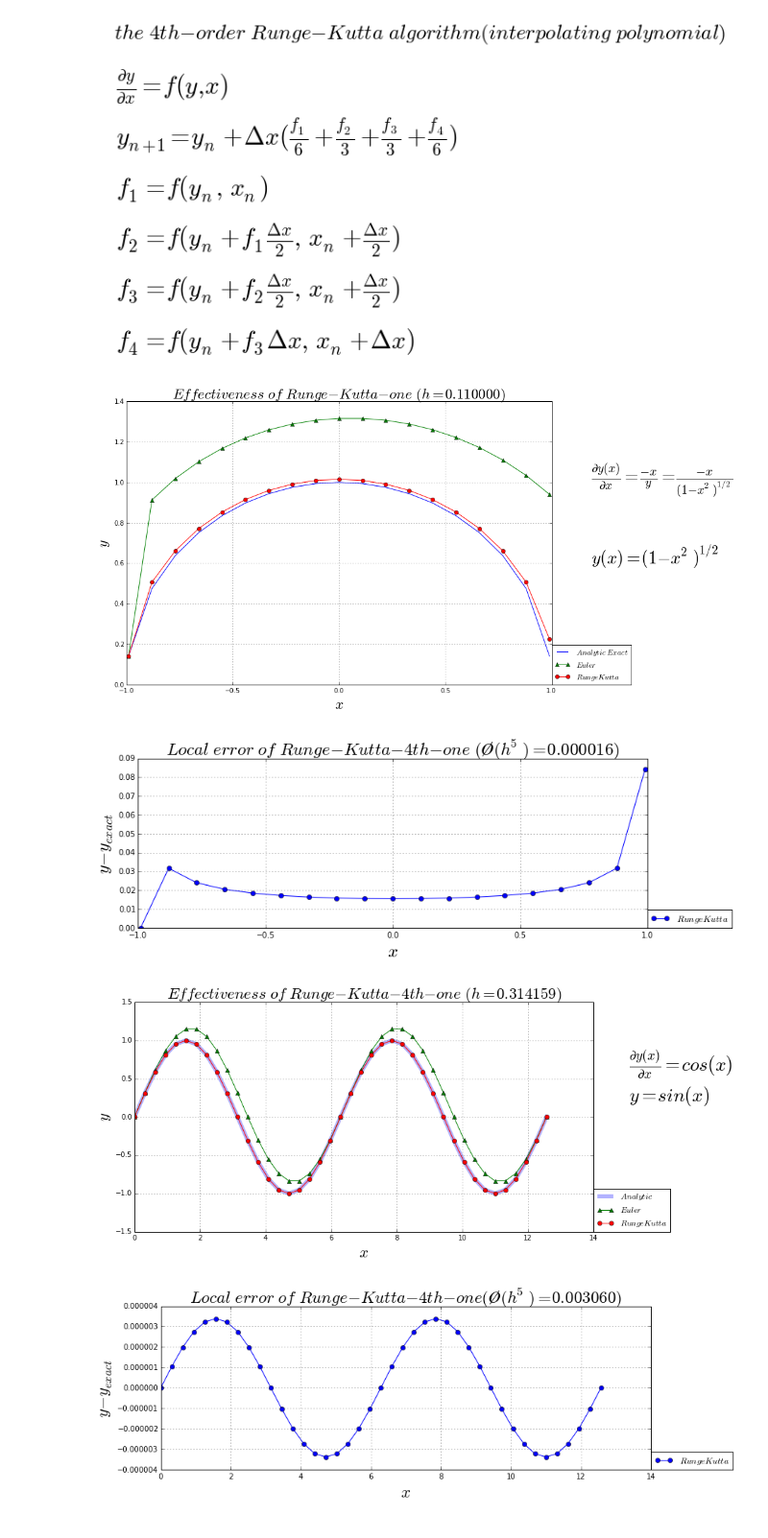
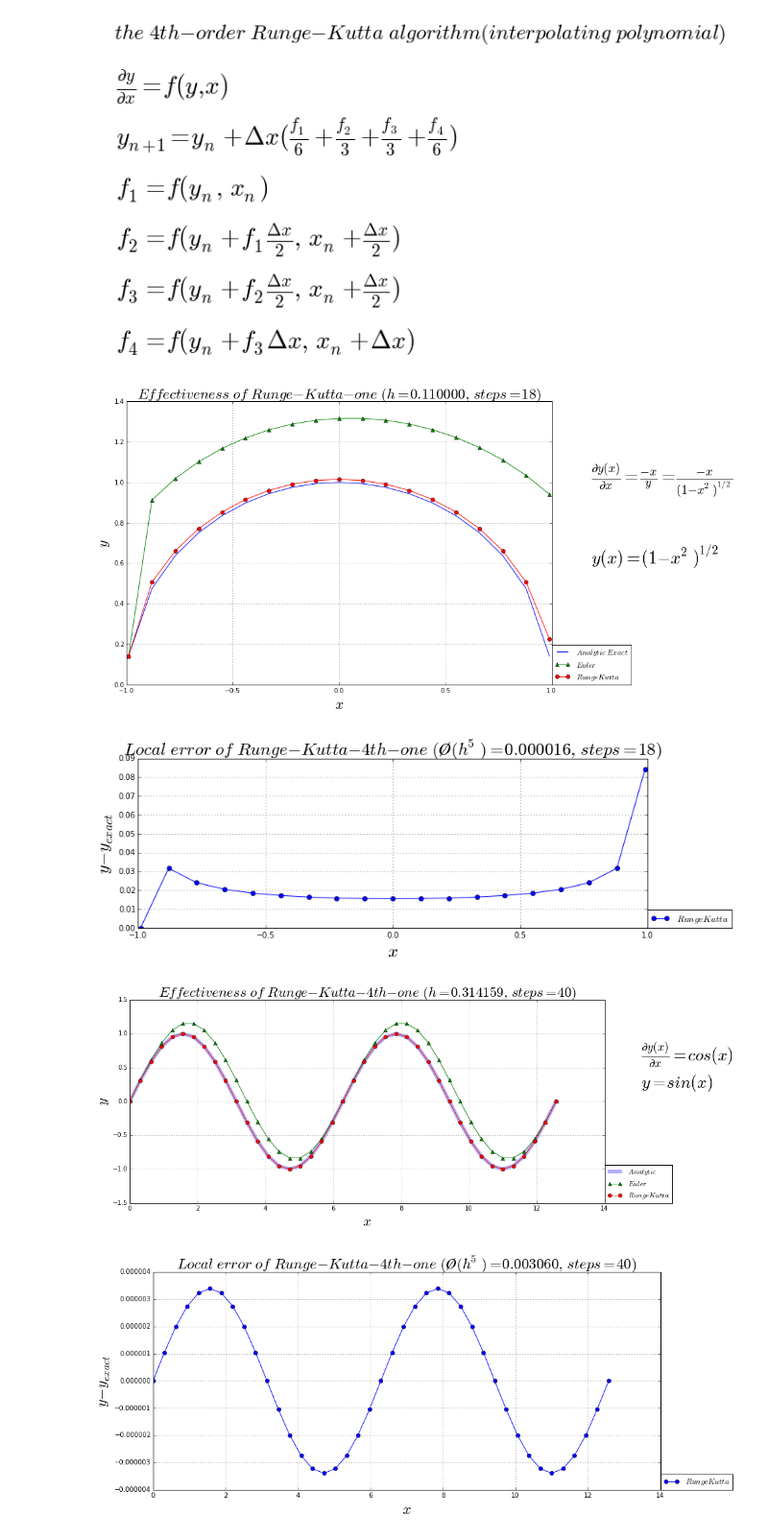
Before and after one commit to alvason/infectious-pulse, a Jupyter notebook: sir/runge_kutta.ipynb, the cells around one changed output. Shown at 96% size. Drawn from its saved outputs; the diff is of its cells as text; code cells hidden in the pictures.

Commit message:
improving plotting

```diff
--- a/sir/runge_kutta.ipynb
+++ b/sir/runge_kutta.ipynb
@@ -14,13 +14,13 @@ date:   03/23/2015
 import numpy as np
 import matplotlib.pyplot as plt
 
-AlvaFontSize = 23;
-AlvaFigSize = (16, 6);
-numberingFig = 0;
+AlvaFontSize = 23
+AlvaFigSize = (14, 6)
+numberingFig = 0
 
 # Runge-Kutta numerical algorithm
-numberingFig = numberingFig + 1;
-plt.figure(numberingFig, figsize=(12, 6))
+numberingFig = numberingFig + 1
+plt.figure(numberingFig, figsize = (12, 6))
 plt.axis('off')
 plt.title(r'$ the \ 4th-order \ Runge-Kutta \ algorithm (interpolating \ polynomial) $', fontsize = AlvaFontSize)
 plt.text(0, 5.0/6, r'$ \frac{\partial y}{\partial x} = f(y,x) $', fontsize = 1.2*AlvaFontSize)
@@ -90,7 +90,7 @@ plt.plot(gridX, gridY_A, label = r'$ Analytic \ Exact $')
 plt.plot(gridX, gridY_E, label = r'$ Euler $', marker = '^')
 plt.plot(gridX, gridY, label = r'$ RungeKutta $', marker = 'o')
 plt.grid(True)
-plt.title(r'$ Effectiveness \ of \ Runge-Kutta-one \ (h = %f) $'%(dx)
+plt.title(r'$ Effectiveness \ of \ Runge-Kutta-one \ (h = %f, \ steps = %i) $'%(dx, totalGPoint_X - 1)
           , fontsize = AlvaFontSize);
 plt.xlabel(r'$ x $', fontsize = AlvaFontSize);
 plt.ylabel(r'$ y $', fontsize = AlvaFontSize);
@@ -105,15 +105,15 @@ numberingFig = numberingFig + 1;
 plt.figure(numberingFig, figsize = (12, 4))
 plt.plot(gridX, gridY - gridY_A, label = r'$ RungeKutta $', marker = 'o')
 plt.grid(True)
-plt.title(r'$ Local \ error \ of \ Runge-Kutta-4th-one \ (\O(h^5) = %f) $'%(dx**5)
+plt.title(r'$ Local \ error \ of \ Runge-Kutta-4th-one \ (\O(h^5) = %f, \ steps = %i) $'%(dx**5, totalGPoint_X - 1)
           , fontsize = AlvaFontSize);
 plt.xlabel(r'$ x $', fontsize = AlvaFontSize);
 plt.ylabel(r'$ y - y_{exact} $', fontsize = AlvaFontSize);
 plt.legend(loc = (1, 0));
 plt.show();
 # %% [output]
-[figure, old version]
+[figure, new version]
-[figure, old version]
+[figure, new version]
 # %%
 # define RK4 for one diferrential equation
 def AlvaRungeKutta4One(dYdx, minX, maxX, totalGPoint_X, initialY):
@@ -161,39 +161,39 @@ for xn in range(totalGPoint_X - 1):
 
 # RungeKutta solution
 initialY = gridY_A[0];
 gridY = AlvaRungeKutta4One(dYdx, minX, maxX, totalGPoint_X, initialY)
 
 # plotting
 numberingFig = numberingFig + 1;
-plt.figure(numberingFig, figsize = (12, 6))
+plt.figure(numberingFig, figsize = AlvaFigSize)
 plt.plot(gridX, gridY_A, label = r'$ Analytic $', linewidth = 6.0, alpha = 0.3)
 plt.plot(gridX, gridY_E, label = r'$ Euler $', marker = '^')
 plt.plot(gridX, gridY, label = r'$ RungeKutta $', marker = 'o')
 plt.grid(True)
-plt.title(r'$ Effectiveness \ of \ Runge-Kutta-4th-one \ (h = %f) $'%(dx)
+plt.title(r'$ Effectiveness \ of \ Runge-Kutta-4th-one \ (h = %f, \ steps = %i) $'%(dx, totalGPoint_X - 1)
           , fontsize = AlvaFontSize);
 plt.xlabel(r'$ x $', fontsize = AlvaFontSize);
 plt.ylabel(r'$ y $', fontsize = AlvaFontSize);
 plt.legend(loc = (1, 0));
 plt.text(maxX*1.2, 3.0/5, r'$ \frac{\partial y(x)}{\partial x} = cos(x)} $'
          , fontsize = 1.2*AlvaFontSize);
 plt.text(maxX*1.2, 1.0/5, r'$ y = sin(x) $', fontsize = 1.2*AlvaFontSize);
 plt.show();
 
 # plotting
 numberingFig = numberingFig + 1;
-plt.figure(numberingFig, figsize = (12, 4))
+plt.figure(numberingFig, figsize = AlvaFigSize)
 plt.plot(gridX, gridY - gridY_A, label = r'$ RungeKutta $', marker = 'o')
 plt.grid(True)
-plt.title(r'$ Local \ error \ of \ Runge-Kutta-4th-one (\O(h^5) = %f) $'%(dx**5)
+plt.title(r'$ Local \ error \ of \ Runge-Kutta-4th-one \ (\O(h^5) = %f, \ steps = %i) $'%(dx**5, totalGPoint_X - 1)
           , fontsize = AlvaFontSize);
 plt.xlabel(r'$ x $', fontsize = AlvaFontSize);
 plt.ylabel(r'$ y - y_{exact} $', fontsize = AlvaFontSize);
 plt.legend(loc = (1, 0));
 plt.show();
 # %% [output]
-[figure, old version]
+[figure, new version]
-[figure, old version]
+[figure, new version]
 # %%
 # define RK4 for two coupled differential equations
 def AlvaRungeKutta4Two(dZdx, dYdx, minX, maxX, totalGPoint_X, initialZ, initialY):
```
Also changed, not shown: parts of 2 cells of this notebook, 8 other files.
